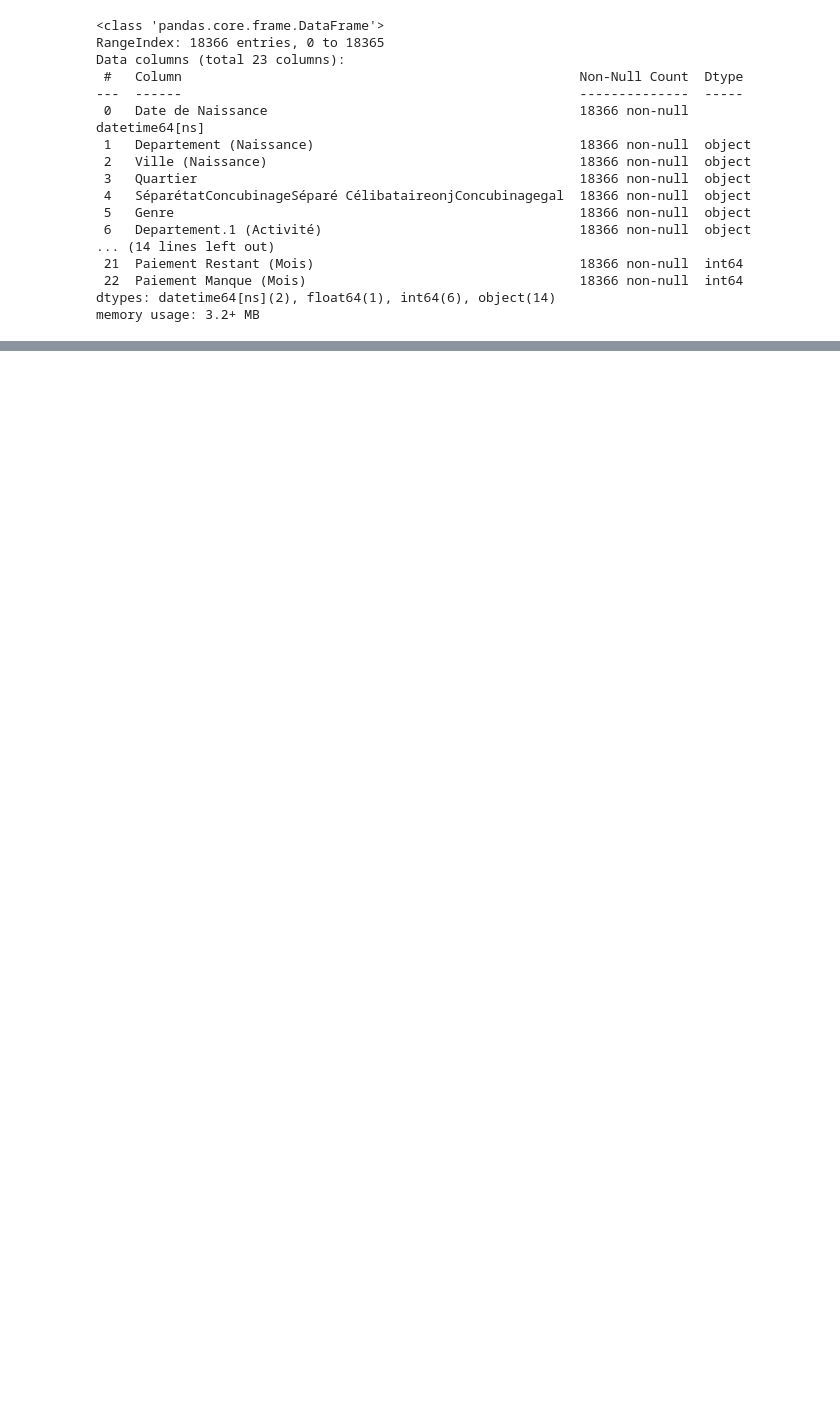
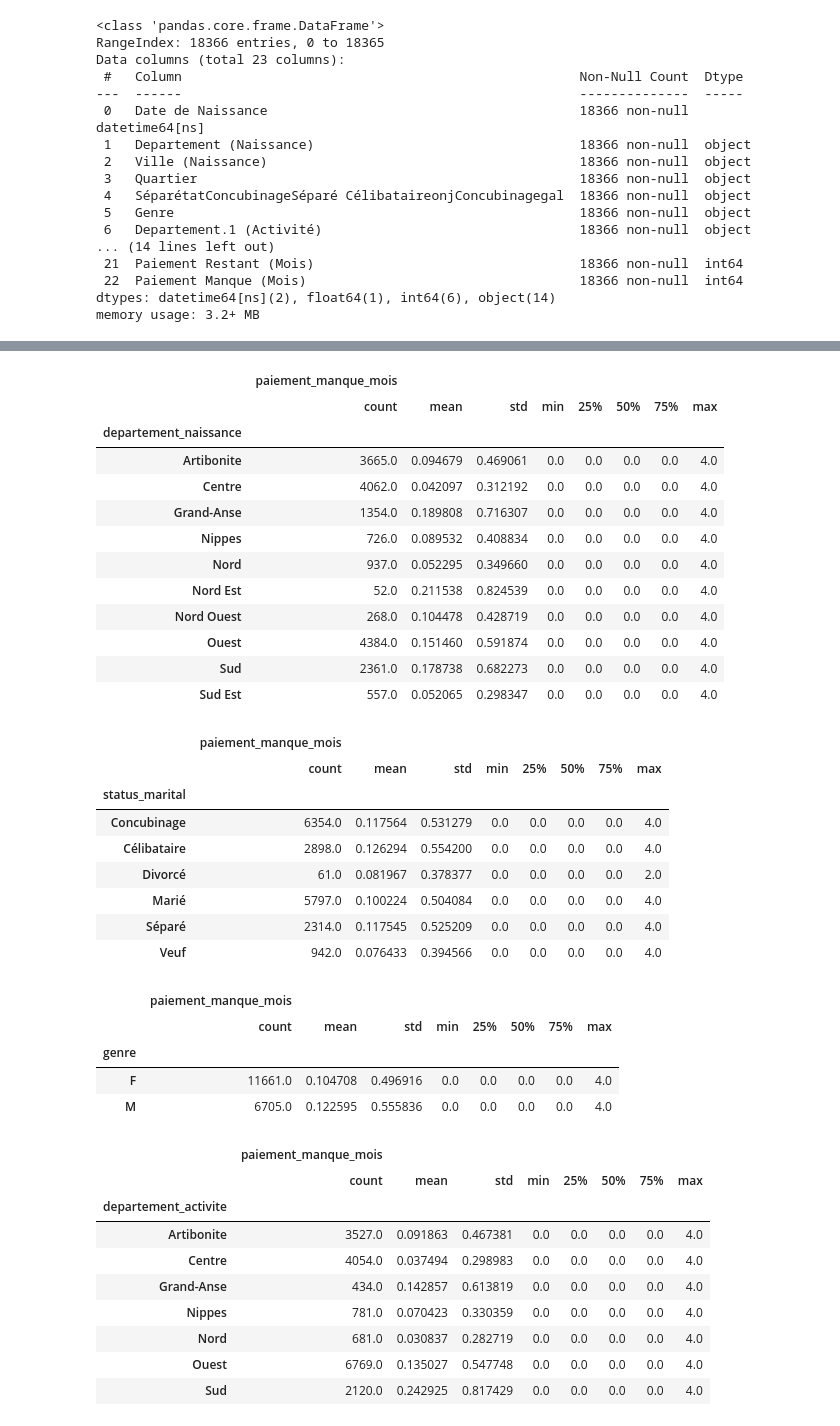
Before and after one commit to tipanverella/kiva-ayiti, a Jupyter notebook: acmeEDA.ipynb, the cells around one changed output, grey strips where cells are left out. Saved outputs shown, nothing was run; the diff lists cells and outputs as text; code cells hidden in the pictures; blank space fills up the shorter version.

```diff
--- a/acmeEDA.ipynb
+++ b/acmeEDA.ipynb
@@ -70,0 +154,42 @@ for col in dfacme.select_dtypes(include=['float64', 'int64']).columns:
+# %%
+for _ in cfs[(1 < cfs) & (cfs < 30)].index:
+    if _ != 'status_pret':
+        display(dfacme.groupby(_)[['paiement_manque_mois']].describe())
+# %% [output]
+|  | paiement_manque_mois |  |  |  |  |  |  |  |
+|  | count | mean | std | min | 25% | 50% | 75% | max |
+| departement_naissance |  |  |  |  |  |  |  |  |
+| Artibonite | 3665.0 | 0.094679 | 0.469061 | 0.0 | 0.0 | 0.0 | 0.0 | 4.0 |
+| Centre | 4062.0 | 0.042097 | 0.312192 | 0.0 | 0.0 | 0.0 | 0.0 | 4.0 |
+| Grand-Anse | 1354.0 | 0.189808 | 0.716307 | 0.0 | 0.0 | 0.0 | 0.0 | 4.0 |
+| Nippes | 726.0 | 0.089532 | 0.408834 | 0.0 | 0.0 | 0.0 | 0.0 | 4.0 |
+| Nord | 937.0 | 0.052295 | 0.349660 | 0.0 | 0.0 | 0.0 | 0.0 | 4.0 |
+| Nord Est | 52.0 | 0.211538 | 0.824539 | 0.0 | 0.0 | 0.0 | 0.0 | 4.0 |
+| Nord Ouest | 268.0 | 0.104478 | 0.428719 | 0.0 | 0.0 | 0.0 | 0.0 | 4.0 |
+| Ouest | 4384.0 | 0.151460 | 0.591874 | 0.0 | 0.0 | 0.0 | 0.0 | 4.0 |
+| Sud | 2361.0 | 0.178738 | 0.682273 | 0.0 | 0.0 | 0.0 | 0.0 | 4.0 |
+| Sud Est | 557.0 | 0.052065 | 0.298347 | 0.0 | 0.0 | 0.0 | 0.0 | 4.0 |
+|  | paiement_manque_mois |  |  |  |  |  |  |  |
+|  | count | mean | std | min | 25% | 50% | 75% | max |
+| status_marital |  |  |  |  |  |  |  |  |
+| Concubinage | 6354.0 | 0.117564 | 0.531279 | 0.0 | 0.0 | 0.0 | 0.0 | 4.0 |
+| Célibataire | 2898.0 | 0.126294 | 0.554200 | 0.0 | 0.0 | 0.0 | 0.0 | 4.0 |
+| Divorcé | 61.0 | 0.081967 | 0.378377 | 0.0 | 0.0 | 0.0 | 0.0 | 2.0 |
+| Marié | 5797.0 | 0.100224 | 0.504084 | 0.0 | 0.0 | 0.0 | 0.0 | 4.0 |
+| Séparé | 2314.0 | 0.117545 | 0.525209 | 0.0 | 0.0 | 0.0 | 0.0 | 4.0 |
+| Veuf | 942.0 | 0.076433 | 0.394566 | 0.0 | 0.0 | 0.0 | 0.0 | 4.0 |
+|  | paiement_manque_mois |  |  |  |  |  |  |  |
+|  | count | mean | std | min | 25% | 50% | 75% | max |
+| genre |  |  |  |  |  |  |  |  |
+| F | 11661.0 | 0.104708 | 0.496916 | 0.0 | 0.0 | 0.0 | 0.0 | 4.0 |
+| M | 6705.0 | 0.122595 | 0.555836 | 0.0 | 0.0 | 0.0 | 0.0 | 4.0 |
+|  | paiement_manque_mois |  |  |  |  |  |  |  |
+|  | count | mean | std | min | 25% | 50% | 75% | max |
+| departement_activite |  |  |  |  |  |  |  |  |
+| Artibonite | 3527.0 | 0.091863 | 0.467381 | 0.0 | 0.0 | 0.0 | 0.0 | 4.0 |
+| Centre | 4054.0 | 0.037494 | 0.298983 | 0.0 | 0.0 | 0.0 | 0.0 | 4.0 |
+| Grand-Anse | 434.0 | 0.142857 | 0.613819 | 0.0 | 0.0 | 0.0 | 0.0 | 4.0 |
+| Nippes | 781.0 | 0.070423 | 0.330359 | 0.0 | 0.0 | 0.0 | 0.0 | 4.0 |
+| Nord | 681.0 | 0.030837 | 0.282719 | 0.0 | 0.0 | 0.0 | 0.0 | 4.0 |
+| Ouest | 6769.0 | 0.135027 | 0.547748 | 0.0 | 0.0 | 0.0 | 0.0 | 4.0 |
+| Sud | 2120.0 | 0.242925 | 0.817429 | 0.0 | 0.0 | 0.0 | 0.0 | 4.0 |
```
Also changed, not shown: parts of 15 cells of this notebook, 1 other file.
